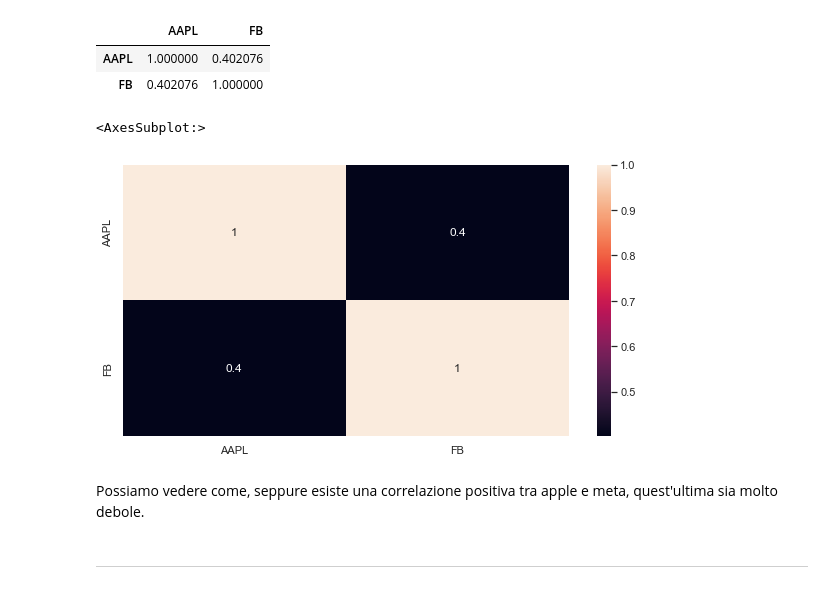
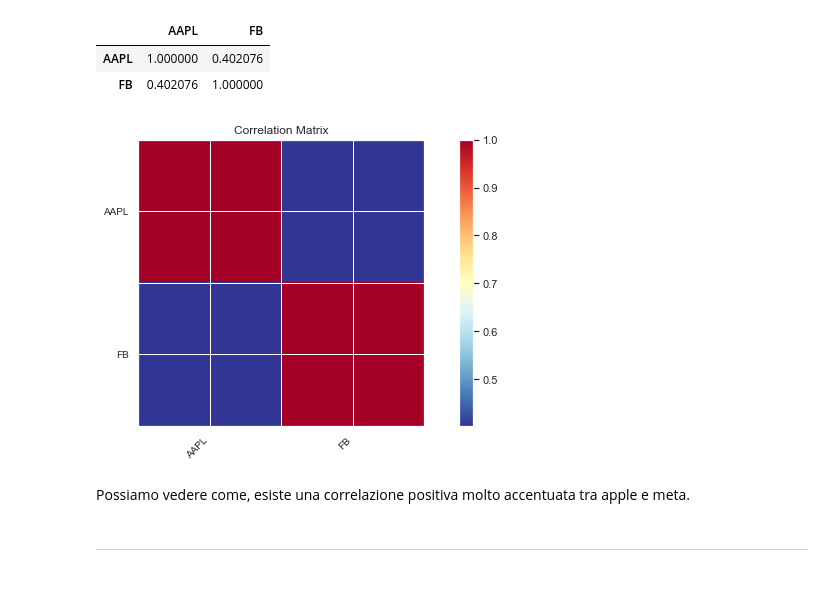
Before and after one commit to Simonotos/BusinessProject, a Jupyter notebook: BusinessProject.ipynb, the cells around one changed output. Saved outputs shown, nothing was run; the diff lists cells and outputs as text; code cells hidden in the pictures.

```diff
--- a/BusinessProject.ipynb
+++ b/BusinessProject.ipynb
@@ -328,13 +322,14 @@ correlation
 | AAPL | 1.000000 | 0.402076 |
 | FB | 0.402076 | 1.000000 |
 # %%
-sns.set(rc ={'figure.figsize' : (10, 5)})
-sns.heatmap(correlation, annot=True)
+from statsmodels import api as sm
+
+sm.graphics.plot_corr(correlation,xnames=list(correlation.columns))
+plt.show()
 # %% [output]
-<AxesSubplot:>
-[figure, old version]
+[figure, new version]
 # %% [markdown]
-Possiamo vedere come, seppure esiste una correlazione positiva tra apple e meta, quest'ultima sia molto debole.
+Possiamo vedere come, esiste una correlazione positiva molto accentuata tra apple e meta.
 # %% [markdown]
 _______________________________________________________________________________________________________________________________
 # %%
```
Also changed, not shown: parts of 60 cells of this notebook, 1 other file.
